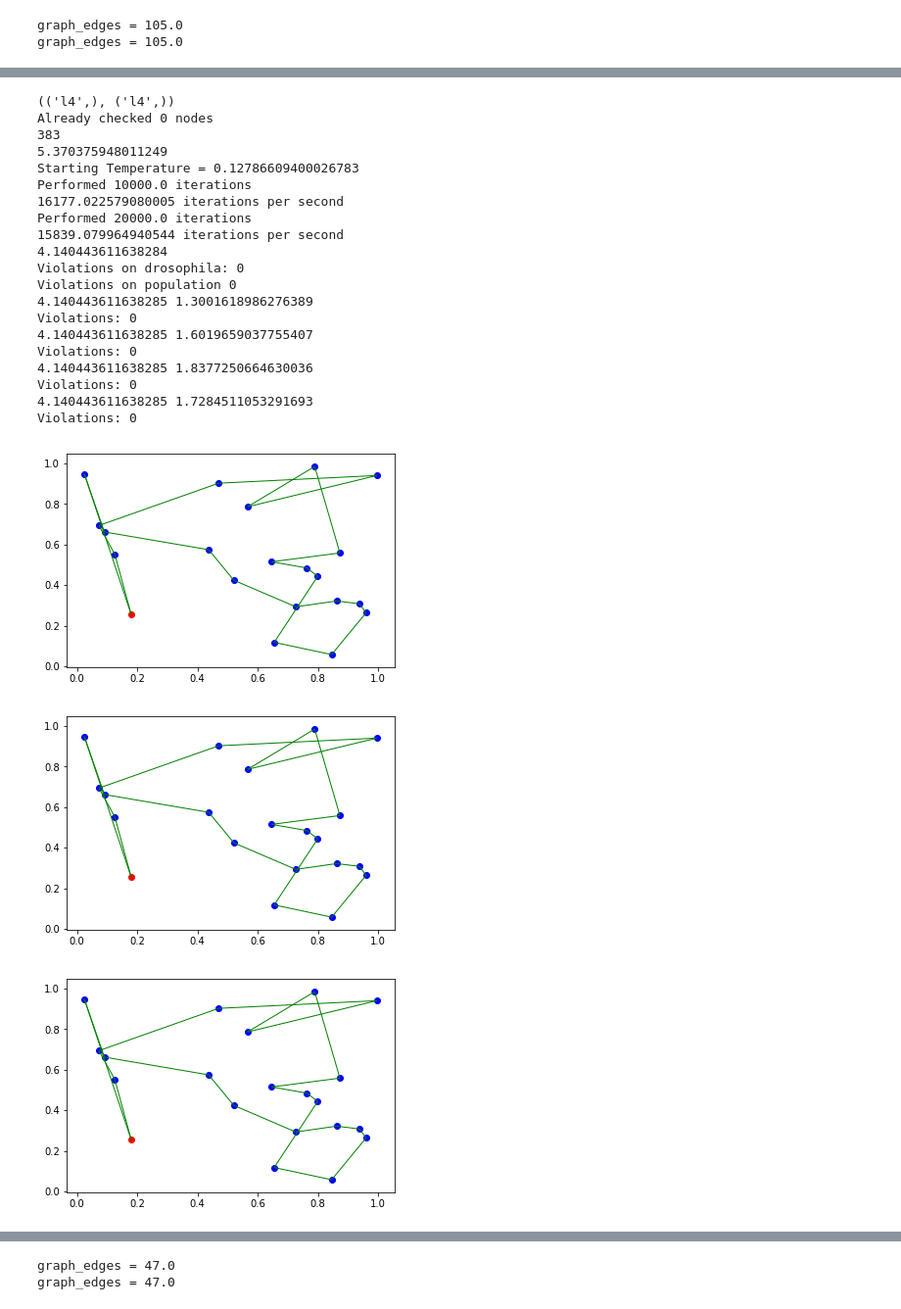
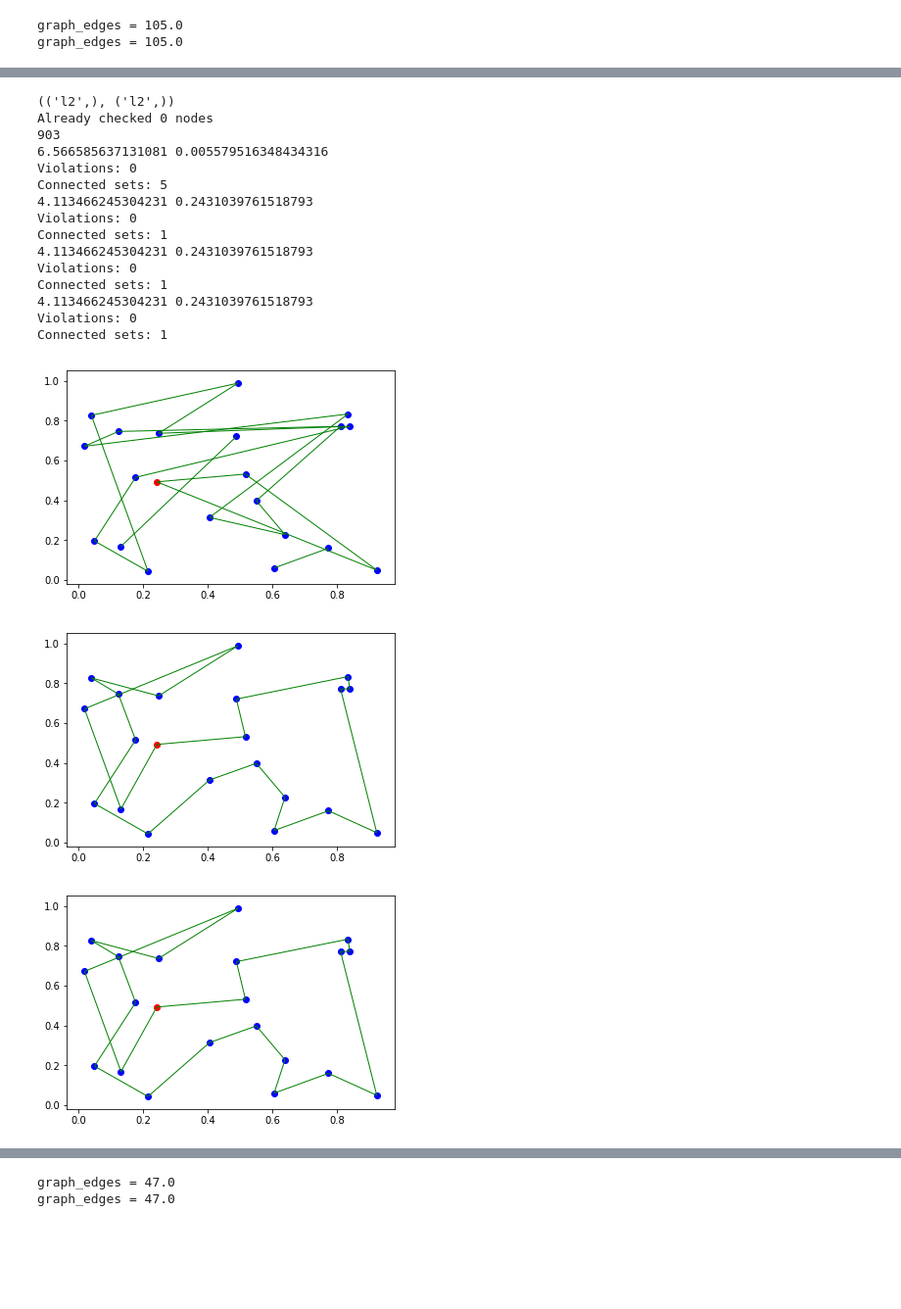
Before and after one commit to Ciro-Taranto/tsp_exercise, a Jupyter notebook: Untitled.ipynb, the cells around one changed output, grey strips where cells are left out. Shown at 98% size. Saved outputs shown, nothing was run; the diff lists cells and outputs as text; code cells hidden in the pictures; blank space fills up the shorter version.

Commit message:
Progress in Genetic algorithm

```diff
--- a/Untitled.ipynb
+++ b/Untitled.ipynb
@@ -15,5 +19,5 @@ from observer.human import render
 # %%
-locations,loads,edges = random_graph_layout(20,1,number_of_arcs=0.5,traffic=0.0)
+locations,loads,edges = random_graph_layout(20,1,number_of_arcs=.5,traffic=0.0)
 # %% [output]
 graph_edges = 105.0
 graph_edges = 105.0
@@ -40,28 +24,23 @@ Type:           type
 # %%
-gen = Genetic(locations,edges,population_size=200,random_size=20,elite_size=10,generations=2000,mutation_rate=0.05,coeff=0.2,hybrid=True)
+gen = Genetic(locations,edges,generations=2000)
 # %%
-sol_gen = gen.solve()
+gensol = gen.solve()
 # %% [output]
-(('l4',), ('l4',))
+(('l2',), ('l2',))
 Already checked 0 nodes
-383
-5.370375948011249
-Starting Temperature = 0.12786609400026783
-Performed 10000.0 iterations
-16177.022579080005 iterations per second
-Performed 20000.0 iterations
-15839.079964940544 iterations per second
-4.140443611638284
-Violations on drosophila: 0
-Violations on population 0
-4.140443611638285 1.3001618986276389
+903
+6.566585637131081 0.005579516348434316
 Violations: 0
-4.140443611638285 1.6019659037755407
+Connected sets: 5
+4.113466245304231 0.2431039761518793
 Violations: 0
-4.140443611638285 1.8377250664630036
+Connected sets: 1
+4.113466245304231 0.2431039761518793
 Violations: 0
-4.140443611638285 1.7284511053291693
+Connected sets: 1
+4.113466245304231 0.2431039761518793
 Violations: 0
+Connected sets: 1
-[figure, old version]
+[figure, new version]
-[figure, old version]
+[figure, new version]
-[figure, old version]
+[figure, new version]
```
Also changed, not shown: parts of 14 cells of this notebook, 1 other file.
